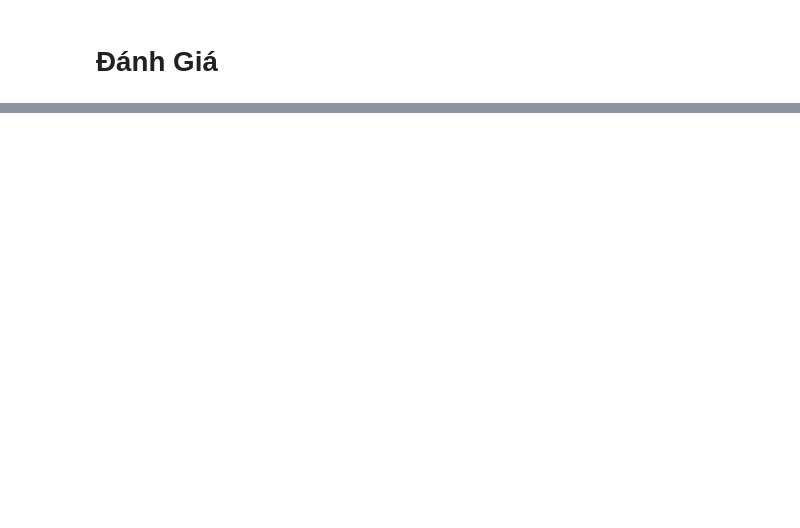
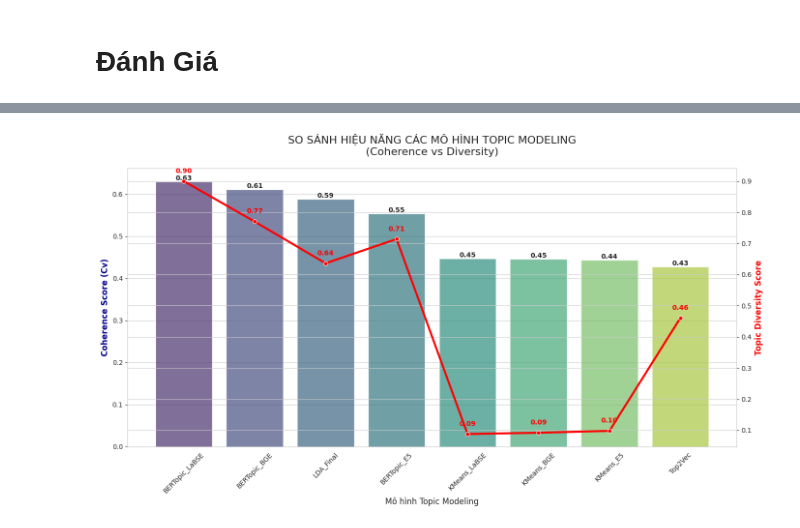
Before and after one commit to theanh-2k4/Project_Phan_Tich_Nghe_Nghiep, a Jupyter notebook: Code/Step2_TopicModeling.ipynb, the cells around one changed output, grey strips where cells are left out. Drawn from its saved outputs; the diff is of its cells as text; code cells hidden in the pictures; blank space fills up the shorter version.

```diff
--- a/Code/Step2_TopicModeling.ipynb
+++ b/Code/Step2_TopicModeling.ipynb
@@ -593,0 +1057,42 @@ ID    | Số lượng   | Từ khóa mô tả chủ đề
+# %%
+import matplotlib.pyplot as plt
+import seaborn as sns
+import pandas as pd
+
+# 1. Chuẩn bị dữ liệu
+data = {
+    'Model': ['BERTopic_LaBSE', 'BERTopic_BGE', 'LDA_Final', 'BERTopic_E5',
+              'KMeans_LaBSE', 'KMeans_BGE', 'KMeans_E5', 'Top2Vec'],
+    'Coherence_Cv': [0.6300, 0.6112, 0.5883, 0.5536, 0.4471, 0.4463, 0.4441, 0.4272],
+    'Topic_Diversity': [0.9000, 0.7700, 0.6360, 0.7140, 0.0880, 0.0920, 0.0980, 0.4607]
+}
+df_plot = pd.DataFrame(data)
+
+# 2. Khởi tạo biểu đồ
+plt.figure(figsize=(14, 8))
+sns.set_style("whitegrid")
+
+# 3. Vẽ Coherence (Cột)
+ax1 = sns.barplot(x='Model', y='Coherence_Cv', data=df_plot, palette='viridis', alpha=0.7)
+ax1.set_ylabel('Coherence Score (Cv)', fontsize=12, fontweight='bold', color='darkblue')
+ax1.set_xlabel('Mô hình Topic Modeling', fontsize=12)
+plt.xticks(rotation=45)
+
+# 4. Vẽ Diversity (Đường) - Dùng trục tung thứ 2
+ax2 = ax1.twinx()
+sns.lineplot(x='Model', y='Topic_Diversity', data=df_plot, marker='o', color='red', linewidth=3, ax=ax2)
+ax2.set_ylabel('Topic Diversity Score', fontsize=12, fontweight='bold', color='red')
+
+# 5. Thêm số liệu trực tiếp lên biểu đồ
+for i, row in df_plot.iterrows():
+    ax1.annotate(f"{row['Coherence_Cv']:.2f}", (i, row['Coherence_Cv']),
+                 ha='center', va='bottom', fontsize=10, fontweight='bold')
+    ax2.annotate(f"{row['Topic_Diversity']:.2f}", (i, row['Topic_Diversity']),
+                 ha='center', va='bottom', color='red', fontsize=10, fontweight='bold', xytext=(0,10), textcoords='offset points')
+
+# 6. Trang trí
+plt.title('SO SÁNH HIỆU NĂNG CÁC MÔ HÌNH TOPIC MODELING\n(Coherence vs Diversity)', fontsize=16, pad=20)
+plt.tight_layout()
+plt.show()
+# %% [output]
+[figure, added]
```
Also changed, not shown: parts of 40 cells of this notebook, 16 other files.
